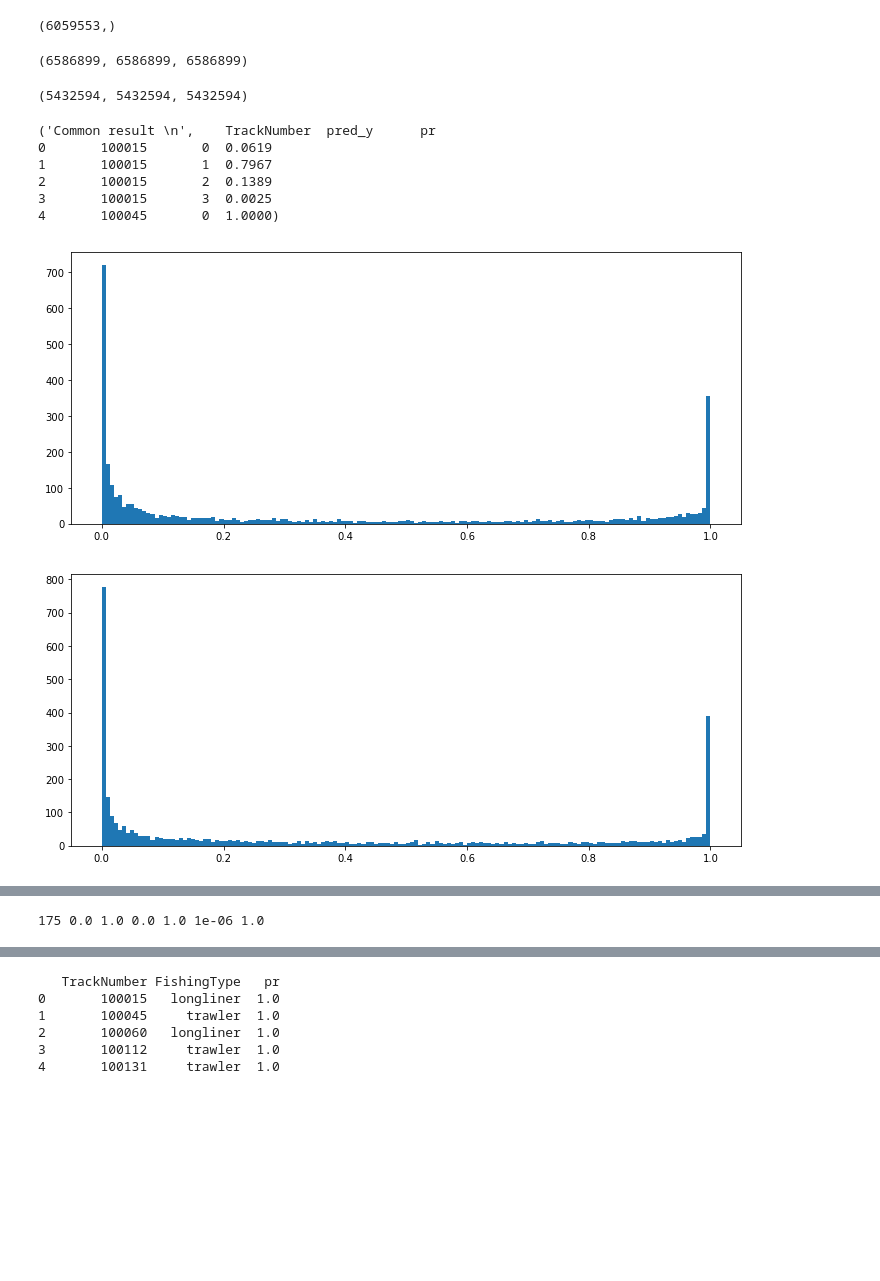
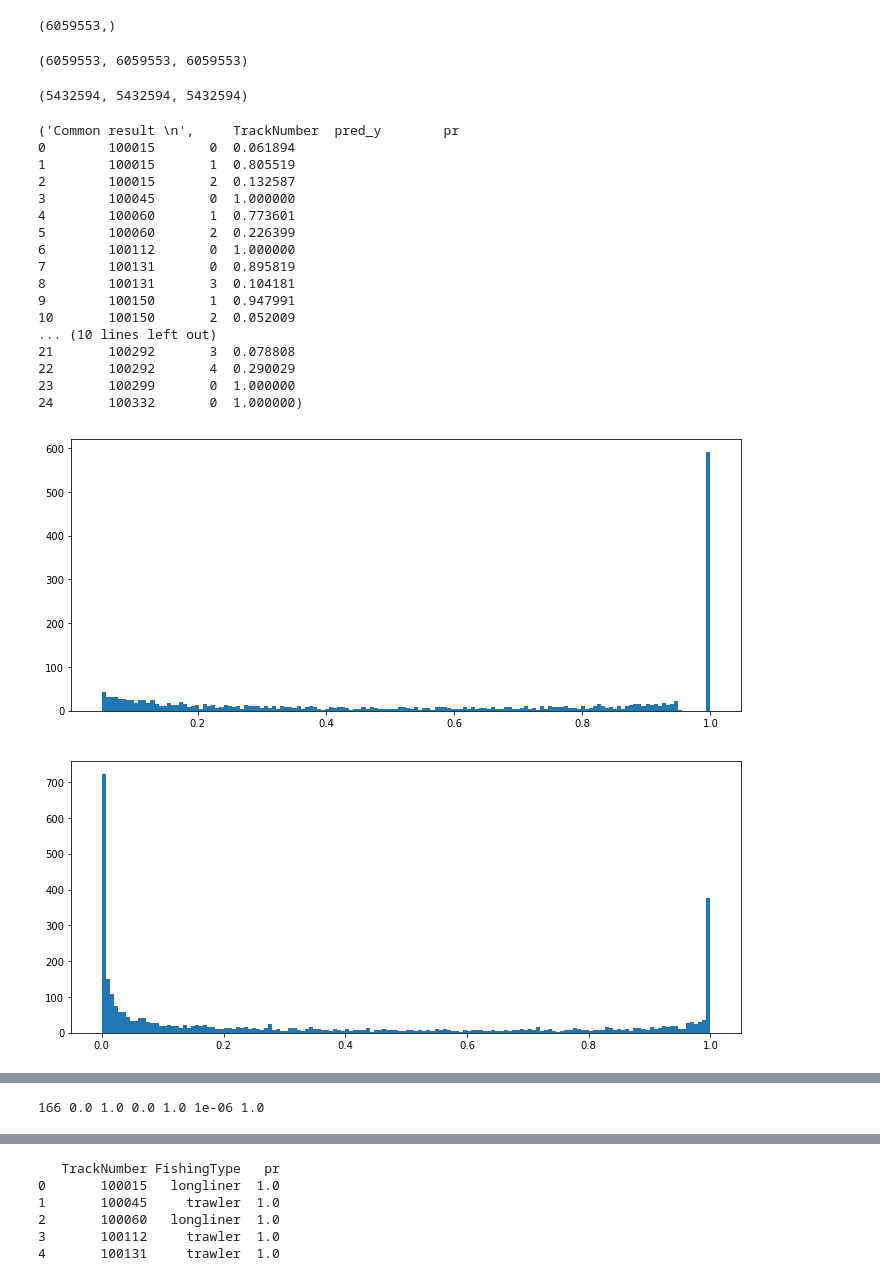
Before and after one commit to SorokinV/TopCoder-2017-08-FishMen2, a Jupyter notebook: Jupyter-NET/Fish-Exp-01-XGB.ipynb, the cells around one changed output, grey strips where cells are left out. Saved outputs shown, nothing was run; the diff lists cells and outputs as text; code cells hidden in the pictures; blank space fills up the shorter version.

```diff
--- a/Jupyter-NET/Fish-Exp-01-XGB.ipynb
+++ b/Jupyter-NET/Fish-Exp-01-XGB.ipynb
@@ -318,6 +318,6 @@ evallist  = [(mtrain,'train')]
 #xgbmodel = xgb.train(parms,mtrain,num_boost_round=1) # empty nodel
 # %%
 print datetime.datetime.now()
-xgbmodel = xgb.train(parms,mtrain,num_boost_round=100, evals=evallist, xgb_model=xgbmodel) # = 200
+xgbmodel = xgb.train(parms,mtrain,num_boost_round=200, evals=evallist, xgb_model=xgbmodel) # = 400
 print datetime.datetime.now()
 # %% [output]
@@ -434,7 +434,7 @@ if 0 :
     train_o          = train.copy()
     pred_y_o         = pred_y.copy()
     pred_y_softmax_o = pred_y_softmax.copy()
-if 1 :
+if 0 :
     train            = train_o.copy()
     pred_y           = pred_y_o.copy()
     pred_y_softmax   = pred_y_softmax_o.copy()
@@ -461,7 +461,21 @@ temp   = np.round(g0pred/g1pred,6)
 g0pred = g0pred.reset_index()
 g0pred.columns = ['TrackNumber','pred_y','pr']
 g0pred['pr'] = temp.values
-print(g0pred.head())
+
+g0pred = g0pred.set_index(['TrackNumber','pred_y']).unstack(level=-1).fillna(0.0);
+g0pred.columns=[0,1,2,3,4]
+print(g0pred.head(20)) #,g0pred.columns)
+if 1 :
+    for nn in g0pred.columns : g0pred[nn][g0pred[nn]<=0.05] = 0.0;
+    temp     = g0pred.sum(axis=1); temp.shape #, g100pred.shape; g100pred,temp.head()
+    for nn in g0pred.columns : g0pred[nn] = np.round(g0pred[nn]/temp,6);
+
+temp = g0pred.stack().fillna(0.0)
+temp = temp[temp>0.0]
+g0pred = temp.reset_index()
+g0pred.columns = ['TrackNumber','pred_y','pr']
+
+print(g0pred.head(20))
 
 g2pred = g0pred.reset_index()
 g2pred = g2pred.pr.groupby(g2pred.TrackNumber).max()
@@ -713,13 +711,13 @@ if 0 :
     test_o           = test.copy()
     test_y_o         = test_y.copy()
     test_y_softmax_o = test_y_softmax.copy()
-if 1 :
+if 0 :
     test             = test_o.copy()
     test_y           = test_y_o.copy()
     test_y_softmax   = test_y_softmax_o.copy()
 len(test), len(test_y), len(test_y_softmax)
 # %% [output]
-(6586899, 6586899, 6586899)
+(6059553, 6059553, 6059553)
 # %%
 test           = test[OKtest]
 test_y         = test_y[OKtest]
@@ -740,7 +738,20 @@ tSize  = ppred.groupby(['TrackNumber']).size();
 g0pred = pd.DataFrame(np.round(tySize/tSize,4)).reset_index()   # common result table [Track#, pred#, prob]
 g0pred.columns=['TrackNumber','pred_y','pr']
 
-print('Common result \n',g0pred.head())
+g0pred = g0pred.set_index(['TrackNumber','pred_y']).unstack(level=-1).fillna(0.0);
+g0pred.columns=[0,1,2,3,4]
+##print(g0pred.head(20)) #,g0pred.columns)
+if 1 :
+    for nn in g0pred.columns : g0pred[nn][g0pred[nn]<=0.05] = 0.0;
+    temp     = g0pred.sum(axis=1); temp.shape #, g100pred.shape; g100pred,temp.head()
+    for nn in g0pred.columns : g0pred[nn] = np.round(g0pred[nn]/temp,6);
+
+temp = g0pred.stack().fillna(0.0)
+temp = temp[temp>0.0]
+g0pred = temp.reset_index()
+g0pred.columns = ['TrackNumber','pred_y','pr']
+
+print('Common result \n',g0pred.head(25))
 
 ggmax, g4pred = [], g0pred.groupby('TrackNumber')
 
@@ -758,41 +769,49 @@ g1pred.columns=['TrackNumber','pred_y','pr']
 ##print 'Only result pred = 1.0 \n',g1pred.head()
 
 g2pred = ppred.copy()
 g2pred['sTime']  = testAll.sTime
 g2pred['sTimeX'] = testAll.sTime.shift()
 g2pred = g2pred.fillna(0)
 
 g2pred = g2pred.groupby(['TrackNumber','pred_y']).sum();
 g2pred['ssTime'] = (g2pred.sTime+g2pred.sTimeX)*0.5
 ttSize = g2pred.reset_index().groupby(['TrackNumber']).sum();
 g2pred['prS']  = np.round(g2pred.sTime/ttSize.sTime,6)
 g2pred['prX']  = np.round(g2pred.sTimeX/ttSize.sTimeX,6)
 g2pred['prSX'] = np.round(g2pred.ssTime/ttSize.ssTime,6)
 g2pred['pr']   = g2pred.prSX
 
 ##print g2pred.head(20)
 
-
-
-
 g3pred = g0pred.pr.groupby(g0pred.TrackNumber).max()            # max pr for each Track#
 g3pred = g2pred.reset_index().prSX.groupby(g2pred.reset_index().TrackNumber).max()            # max pr for each Track#
 
 plt.figure(figsize=(12,5)); plt.hist(g0pred.pr,bins=150); plt.show()
 plt.figure(figsize=(12,5)); plt.hist(g2pred.prSX,bins=150); plt.show()
 
 g3pred = g0pred.pr.groupby(g0pred.TrackNumber).max()            # max pr for each Track#
 plt.figure(figsize=(12,5)); plt.hist(g3pred,bins=150); plt.show()
 g3pred = g2pred.reset_index().prSX.groupby(g2pred.reset_index().TrackNumber).max()            # max pr for each Track#
 plt.figure(figsize=(12,5)); plt.hist(g3pred,bins=150); plt.show()
 
 print len(g3pred[g3pred<0.60]), g2pred.prS.min(), g2pred.prS.max(), g2pred.prX.min(), g2pred.prX.max(), g2pred.prSX.min(), g2pred.prSX.max()
 # %% [output]
-('Common result \n',    TrackNumber  pred_y      pr
-0       100015       0  0.0619
-1       100015       1  0.7967
-2       100015       2  0.1389
-3       100015       3  0.0025
-4       100045       0  1.0000)
+('Common result \n',     TrackNumber  pred_y        pr
+0        100015       0  0.061894
+1        100015       1  0.805519
+2        100015       2  0.132587
+3        100045       0  1.000000
+4        100060       1  0.773601
+5        100060       2  0.226399
+6        100112       0  1.000000
+7        100131       0  0.895819
+8        100131       3  0.104181
+9        100150       1  0.947991
+10       100150       2  0.052009
+... (10 lines left out)
+21       100292       3  0.078808
+22       100292       4  0.290029
+23       100299       0  1.000000
+24       100332       0  1.000000)
-[figure, old version]
+[figure, new version]
-[figure, old version]
+[figure, new version]
@@ -801,4 +820,4 @@ print len(g3pred[g3pred<0.60]), g2pred.prS.min(), g2pred.prS.max(), g2pred.prX.m
-175 0.0 1.0 0.0 1.0 1e-06 1.0
+166 0.0 1.0 0.0 1.0 1e-06 1.0
 # %%
 #Построение решение через probs
 
```
Also changed, not shown: parts of 17 cells of this notebook, 1 other file.
